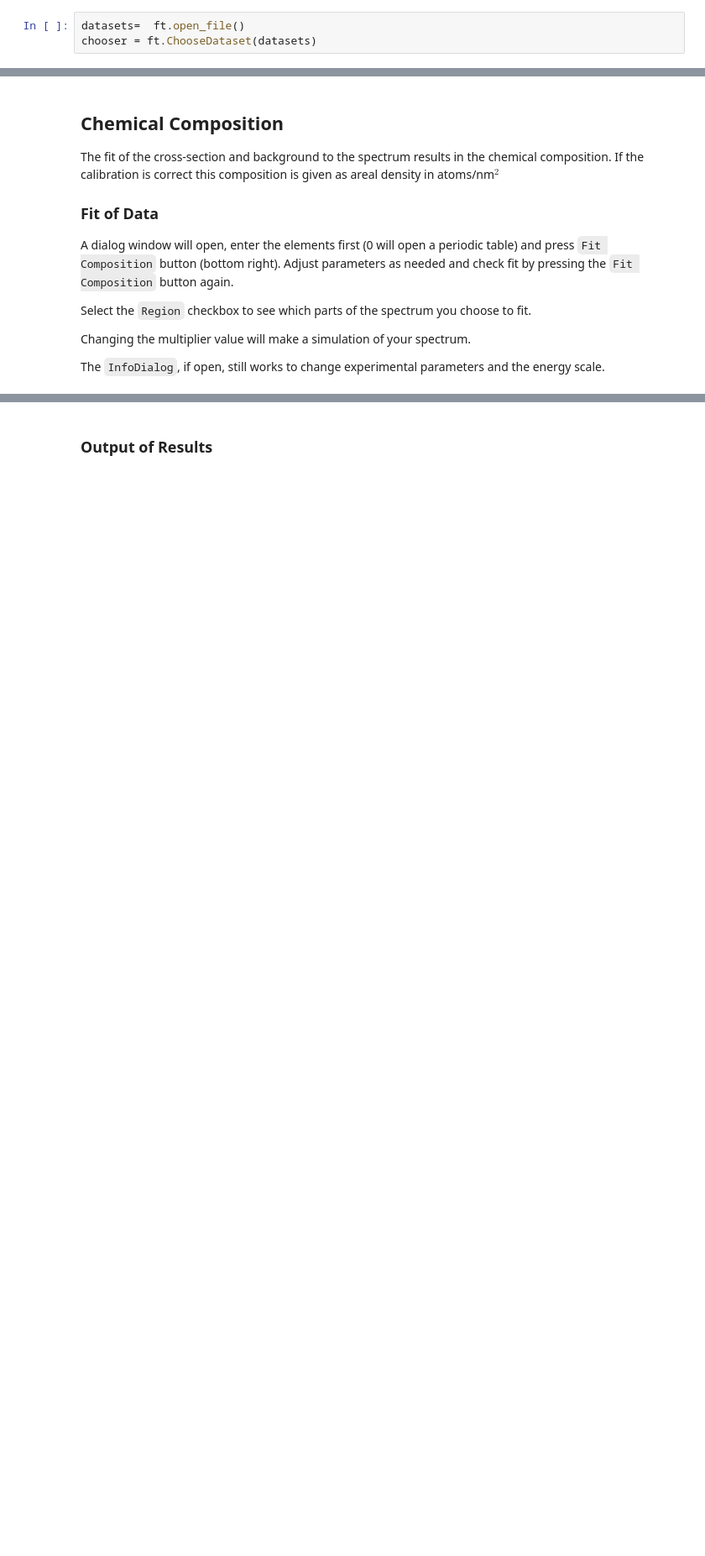
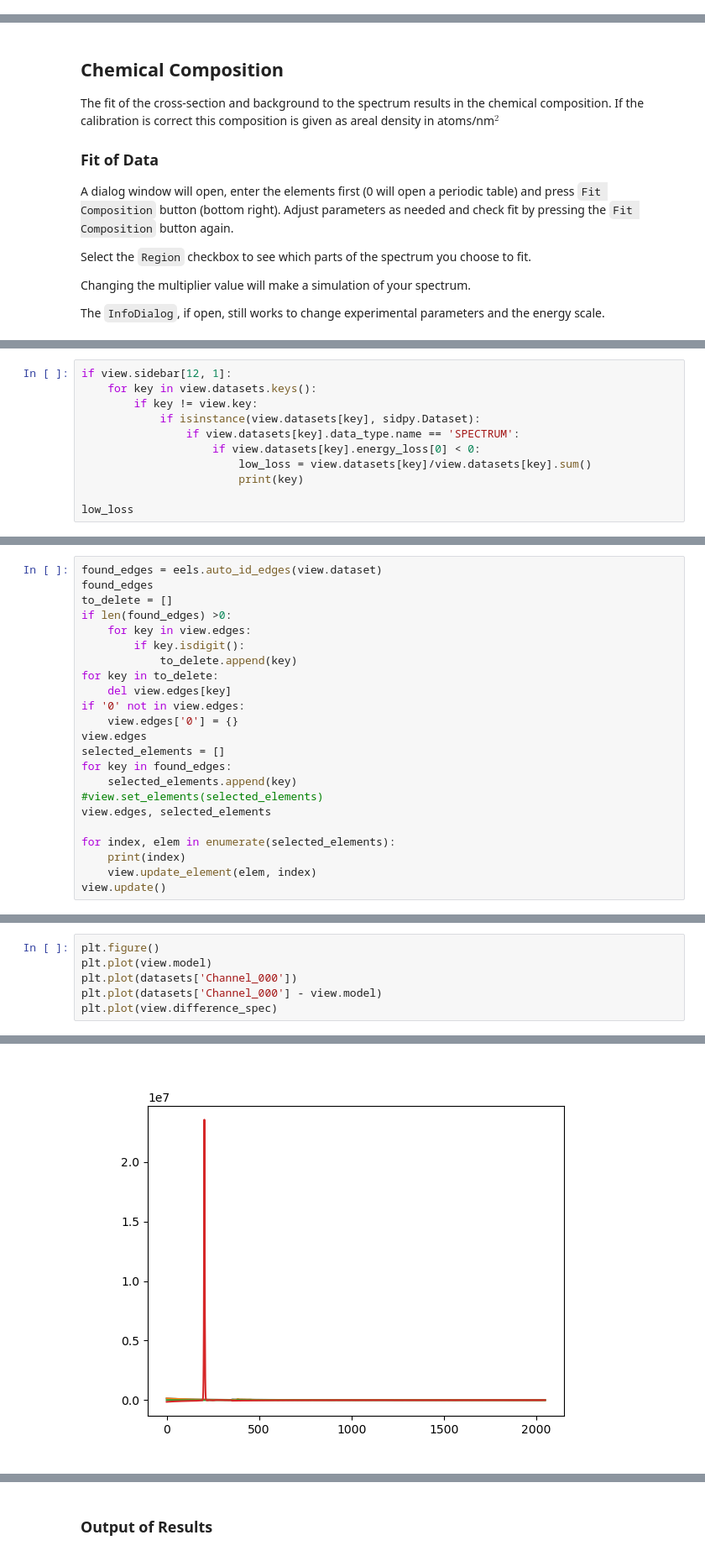
Before and after one commit to gduscher/MSE672-Introduction-to-TEM, a Jupyter notebook: Spectroscopy/CH4_09-Analyse_Core_Loss.ipynb, the cells around one changed output, grey strips where cells are left out. Shown at 84% size. Cells and saved outputs as stored; diff of their text form; blank space fills up the shorter version.

```diff
--- a/Spectroscopy/CH4_09-Analyse_Core_Loss.ipynb
+++ b/Spectroscopy/CH4_09-Analyse_Core_Loss.ipynb
@@ -122,6 +132,3 @@ First a dialog to select a file will apear.
 Then the spectrum plot and ``Spectrum Info`` dialog will appear, in which we set the experimental parameters.
 
 Please use the ``Set Energy Scale`` button to change the energy scale. When pressed a new dialog and a cursor will appear in which one is able to set the energy scale based on known features in the spectrum.
-# %%
-datasets=  ft.open_file()
-chooser = ft.ChooseDataset(datasets)
@@ -165,0 +915,11 @@ The ``InfoDialog``, if open, still works to change experimental parameters and t
+# %%
+if view.sidebar[12, 1]:
+    for key in view.datasets.keys():
+        if key != view.key:
+            if isinstance(view.datasets[key], sidpy.Dataset):
+                if view.datasets[key].data_type.name == 'SPECTRUM':
+                    if view.datasets[key].energy_loss[0] < 0:
+                        low_loss = view.datasets[key]/view.datasets[key].sum()
+                        print(key)
+
+low_loss
@@ -165,0 +929,23 @@ The ``InfoDialog``, if open, still works to change experimental parameters and t
+# %%
+found_edges = eels.auto_id_edges(view.dataset)
+found_edges
+to_delete = []
+if len(found_edges) >0:
+    for key in view.edges:
+        if key.isdigit():
+            to_delete.append(key)
+for key in to_delete:
+    del view.edges[key]
+if '0' not in view.edges:
+    view.edges['0'] = {}
+view.edges
+selected_elements = []
+for key in found_edges:
+    selected_elements.append(key)
+#view.set_elements(selected_elements)
+view.edges, selected_elements
+
+for index, elem in enumerate(selected_elements):
+    print(index)
+    view.update_element(elem, index)
+view.update()
@@ -165,0 +954,7 @@ The ``InfoDialog``, if open, still works to change experimental parameters and t
+# %%
+plt.figure()
+plt.plot(view.model)
+plt.plot(datasets['Channel_000'])
+plt.plot(datasets['Channel_000'] - view.model)
+plt.plot(view.difference_spec)
+# %% [output]
@@ -165,0 +962 @@ The ``InfoDialog``, if open, still works to change experimental parameters and t
+[figure, added]
```
Also changed, not shown: parts of 44 cells of this notebook, 16 other files.
